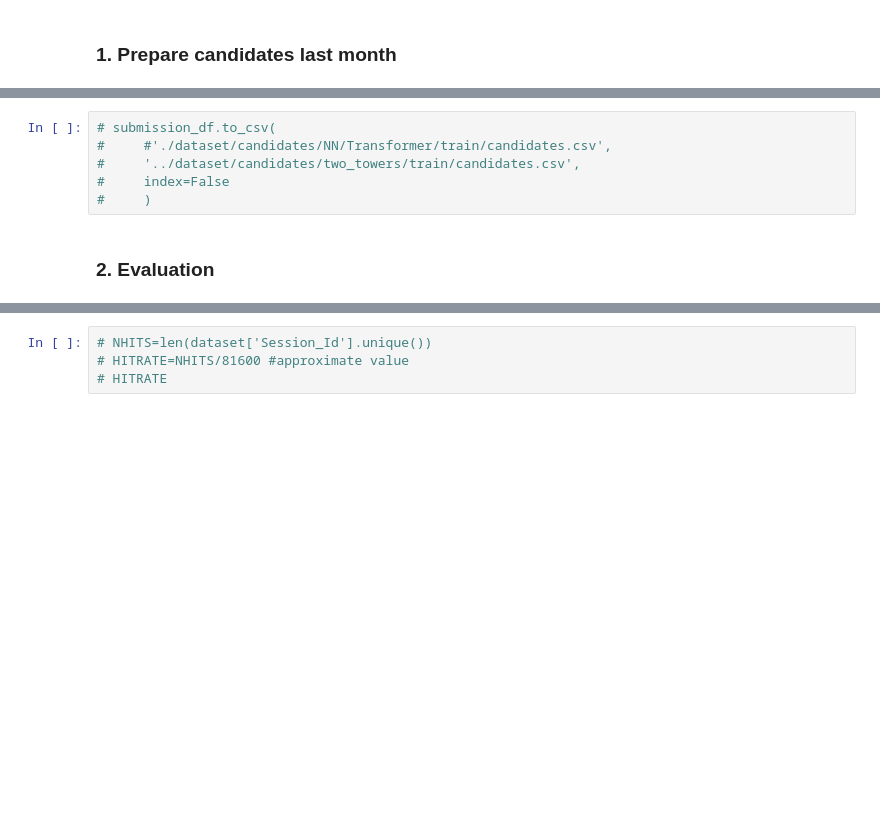
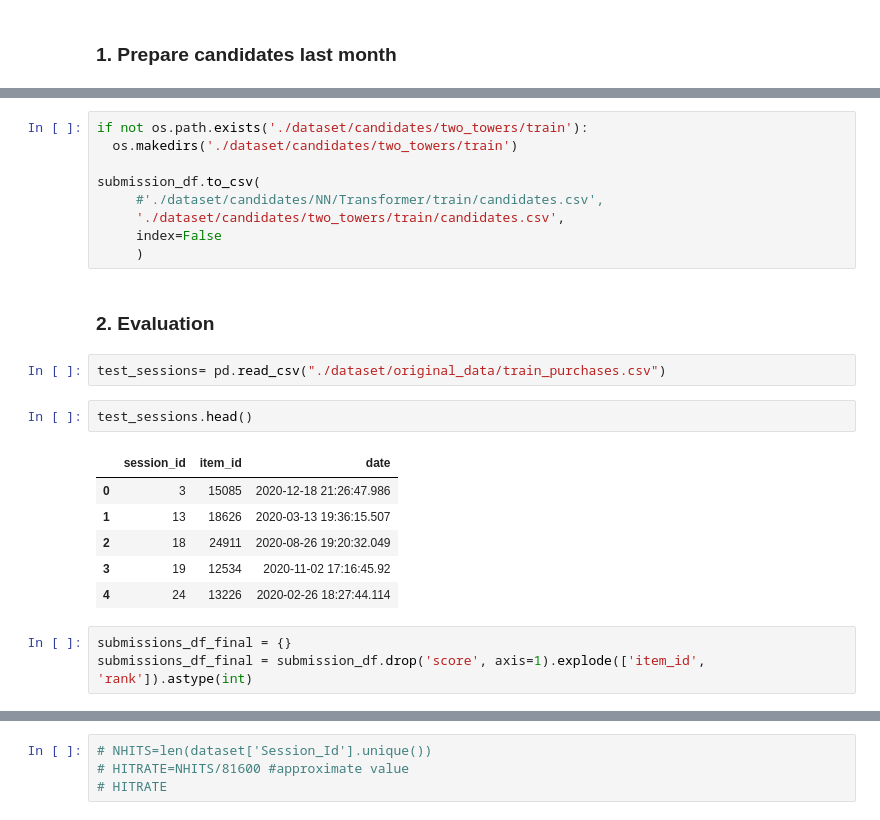
Before and after one commit to stavco9/rs-final-project, a Jupyter notebook: recsys2022/Models_for_ensemble/7a-TwoTower.ipynb, the cells around one changed output, grey strips where cells are left out. Cells and saved outputs as stored; diff of their text form; blank space fills up the shorter version.

```diff
--- a/recsys2022/Models_for_ensemble/7a-TwoTower.ipynb
+++ b/recsys2022/Models_for_ensemble/7a-TwoTower.ipynb
@@ -923,8 +954,25 @@ submission_df.head()
 # %%
-# submission_df.to_csv(
-#     #'./dataset/candidates/NN/Transformer/train/candidates.csv',
-#     '../dataset/candidates/two_towers/train/candidates.csv',
-#     index=False
-#     )
+if not os.path.exists('./dataset/candidates/two_towers/train'):
+  os.makedirs('./dataset/candidates/two_towers/train')
+
+submission_df.to_csv(
+     #'./dataset/candidates/NN/Transformer/train/candidates.csv',
+     './dataset/candidates/two_towers/train/candidates.csv',
+     index=False
+     )
 # %% [markdown]
 ### 2. Evaluation
+# %%
+test_sessions= pd.read_csv("./dataset/original_data/train_purchases.csv")
+# %%
+test_sessions.head()
+# %% [output]
+|  | session_id | item_id | date |
+| 0 | 3 | 15085 | 2020-12-18 21:26:47.986 |
+| 1 | 13 | 18626 | 2020-03-13 19:36:15.507 |
+| 2 | 18 | 24911 | 2020-08-26 19:20:32.049 |
+| 3 | 19 | 12534 | 2020-11-02 17:16:45.92 |
+| 4 | 24 | 13226 | 2020-02-26 18:27:44.114 |
+# %%
+submissions_df_final = {}
+submissions_df_final = submission_df.drop('score', axis=1).explode(['item_id', 'rank']).astype(int)
```
Also changed, not shown: parts of 28 cells of this notebook.
